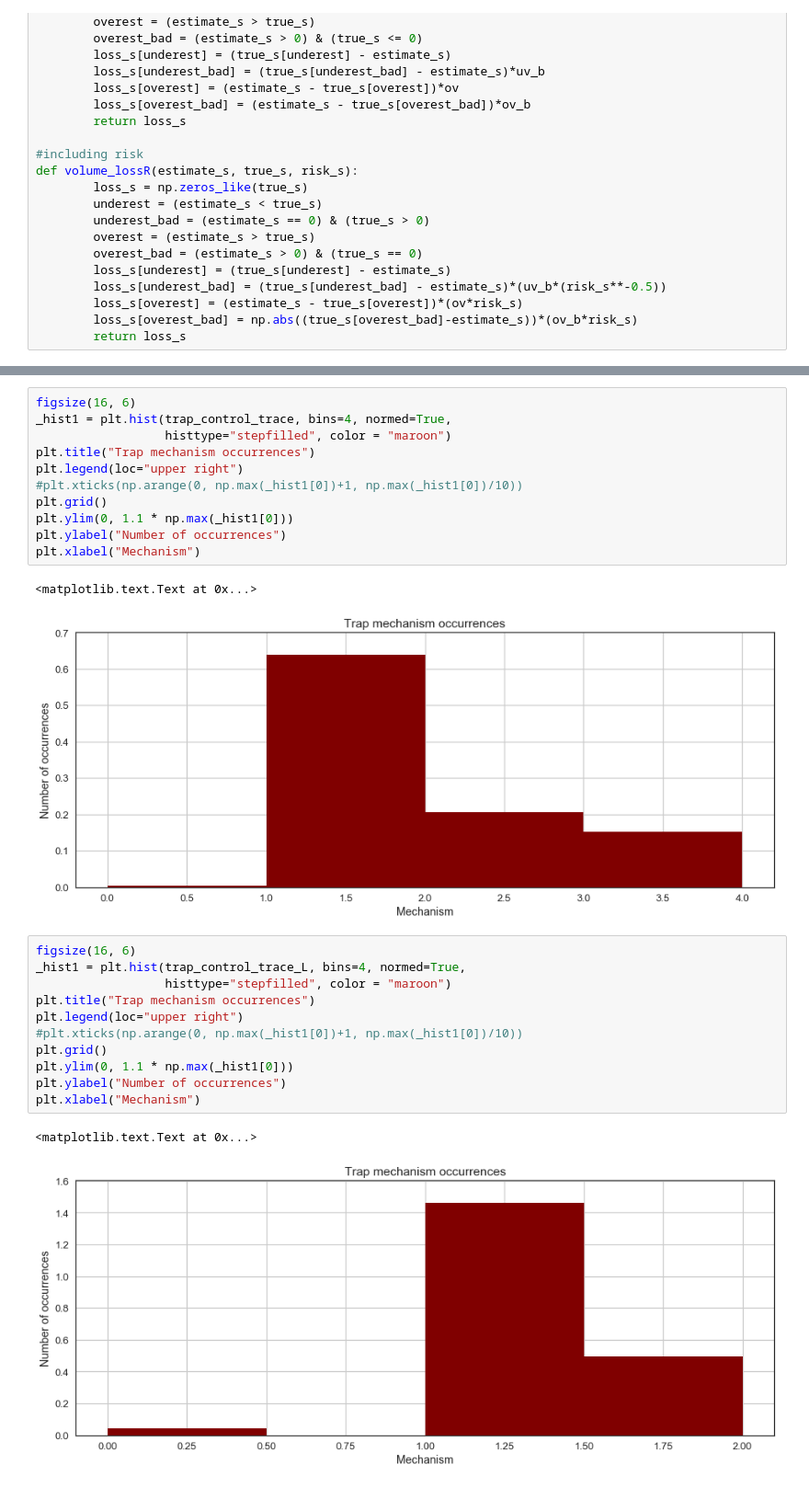
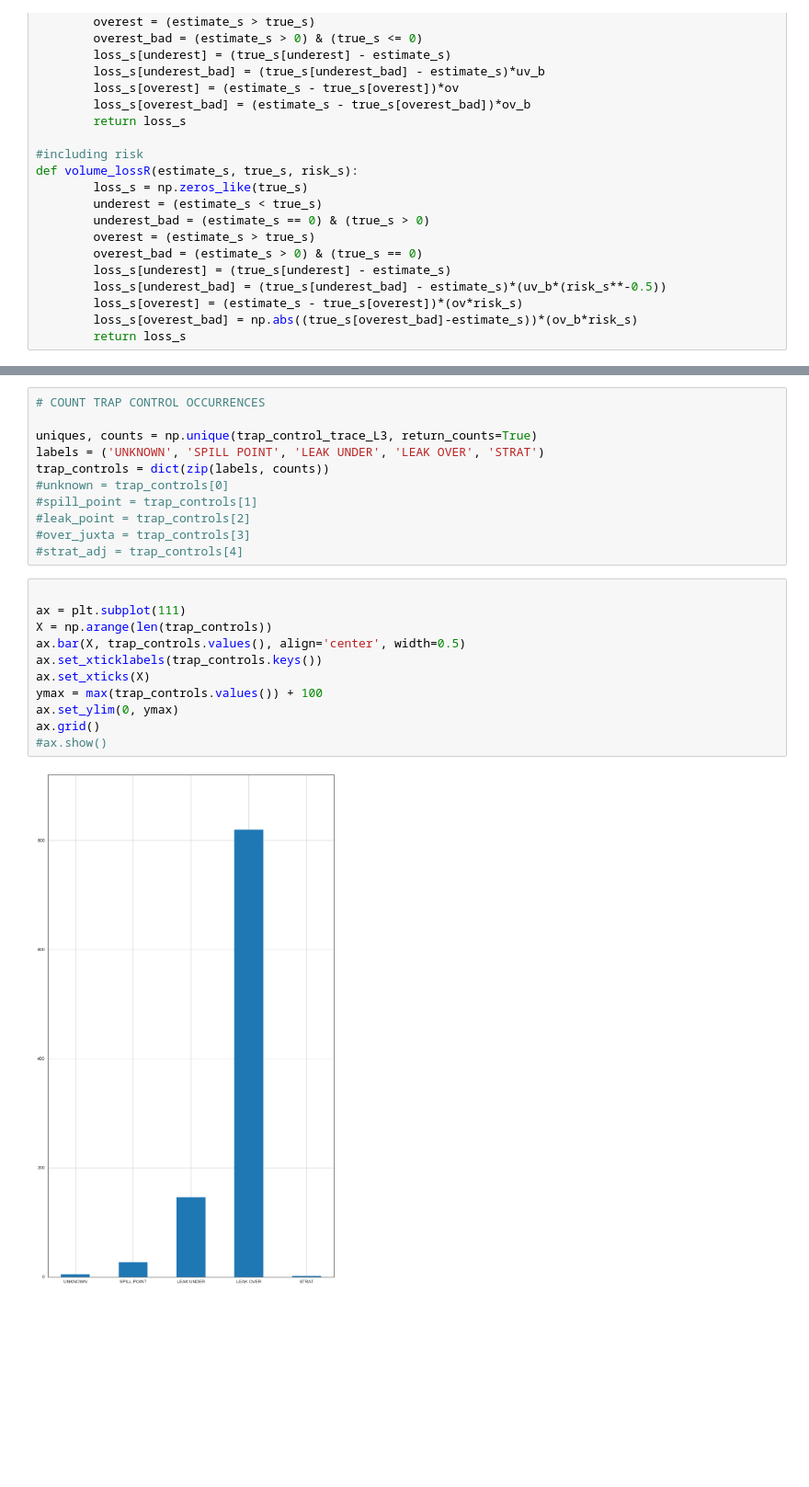
Before and after one commit to nre-aachen/Theses, a Jupyter notebook: Risk analysis/Notebooks/3D Traces Loader.ipynb, the cells around one changed output, grey strips where cells are left out. Shown at 92% size. Saved outputs shown, nothing was run; the diff lists cells and outputs as text; blank space fills up the shorter version.

```diff
--- a/Risk analysis/Notebooks/3D Traces Loader.ipynb
+++ b/Risk analysis/Notebooks/3D Traces Loader.ipynb
@@ -143,31 +174,27 @@ ax[3].grid()
-# %%
-figsize(16, 6)
-_hist1 = plt.hist(trap_control_trace, bins=4, normed=True,
-                  histtype="stepfilled", color = "maroon")
-plt.title("Trap mechanism occurrences")
-plt.legend(loc="upper right")
-#plt.xticks(np.arange(0, np.max(_hist1[0])+1, np.max(_hist1[0])/10))
-plt.grid()
-plt.ylim(0, 1.1 * np.max(_hist1[0]))
-plt.ylabel("Number of occurrences")
-plt.xlabel("Mechanism")
-# %% [output]
-<matplotlib.text.Text at 0x...>
-[figure, removed]
-# %%
-figsize(16, 6)
-_hist1 = plt.hist(trap_control_trace_L, bins=4, normed=True,
-                  histtype="stepfilled", color = "maroon")
-plt.title("Trap mechanism occurrences")
-plt.legend(loc="upper right")
-#plt.xticks(np.arange(0, np.max(_hist1[0])+1, np.max(_hist1[0])/10))
-plt.grid()
-plt.ylim(0, 1.1 * np.max(_hist1[0]))
-plt.ylabel("Number of occurrences")
-plt.xlabel("Mechanism")
-# %% [output]
-<matplotlib.text.Text at 0x...>
-[figure, removed]
+# %%
+# COUNT TRAP CONTROL OCCURRENCES
+
+uniques, counts = np.unique(trap_control_trace_L3, return_counts=True)
+labels = ('UNKNOWN', 'SPILL POINT', 'LEAK UNDER', 'LEAK OVER', 'STRAT')
+trap_controls = dict(zip(labels, counts))
+#unknown = trap_controls[0]
+#spill_point = trap_controls[1]
+#leak_point = trap_controls[2]
+#over_juxta = trap_controls[3]
+#strat_adj = trap_controls[4]
+# %%
+
+ax = plt.subplot(111)
+X = np.arange(len(trap_controls))
+ax.bar(X, trap_controls.values(), align='center', width=0.5)
+ax.set_xticklabels(trap_controls.keys())
+ax.set_xticks(X)
+ymax = max(trap_controls.values()) + 100
+ax.set_ylim(0, ymax)
+ax.grid()
+#ax.show()
+# %% [output]
+[figure, added]
 # %%
 figsize(16, 6)
 
```
Also changed, not shown: parts of 4 cells of this notebook, 1 other file.
